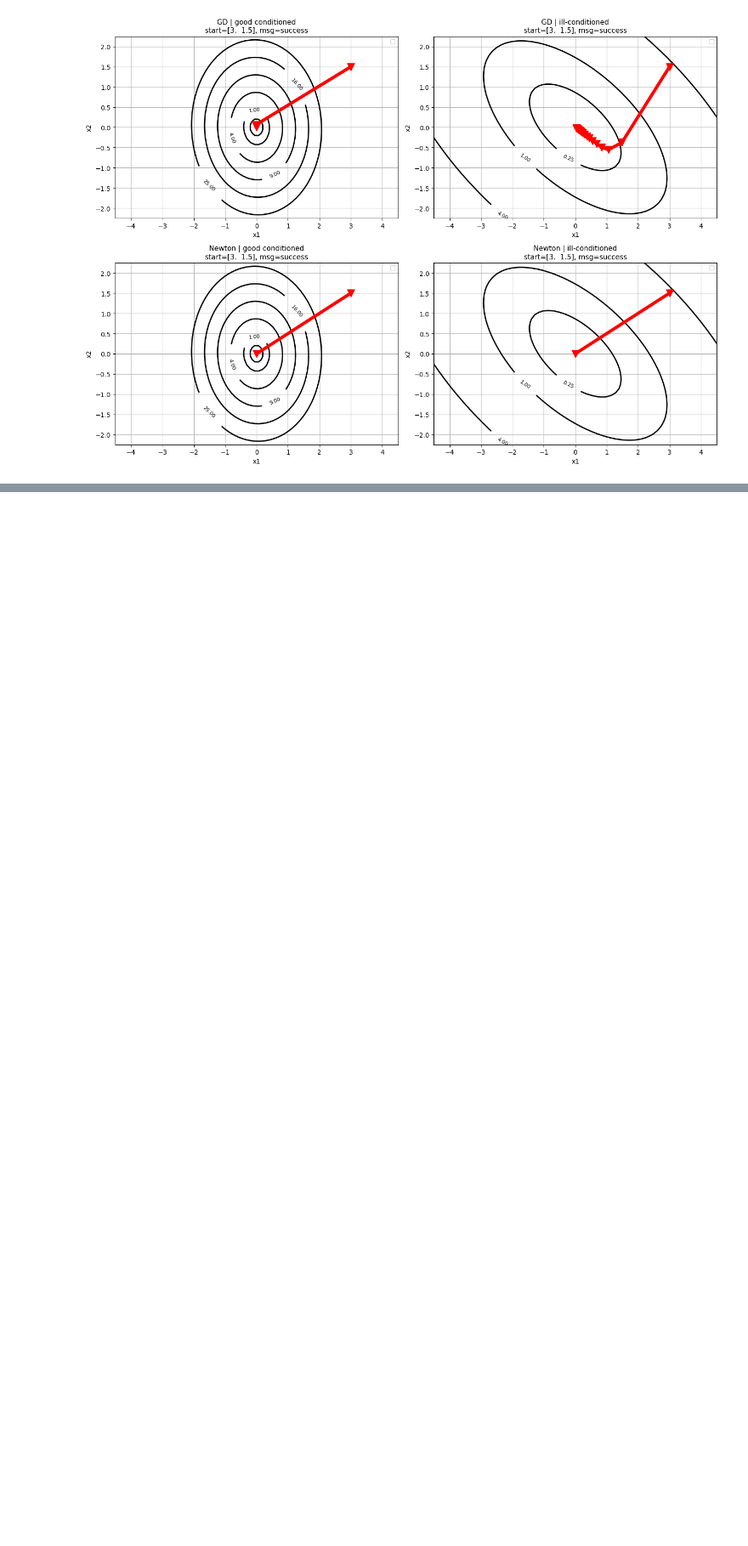
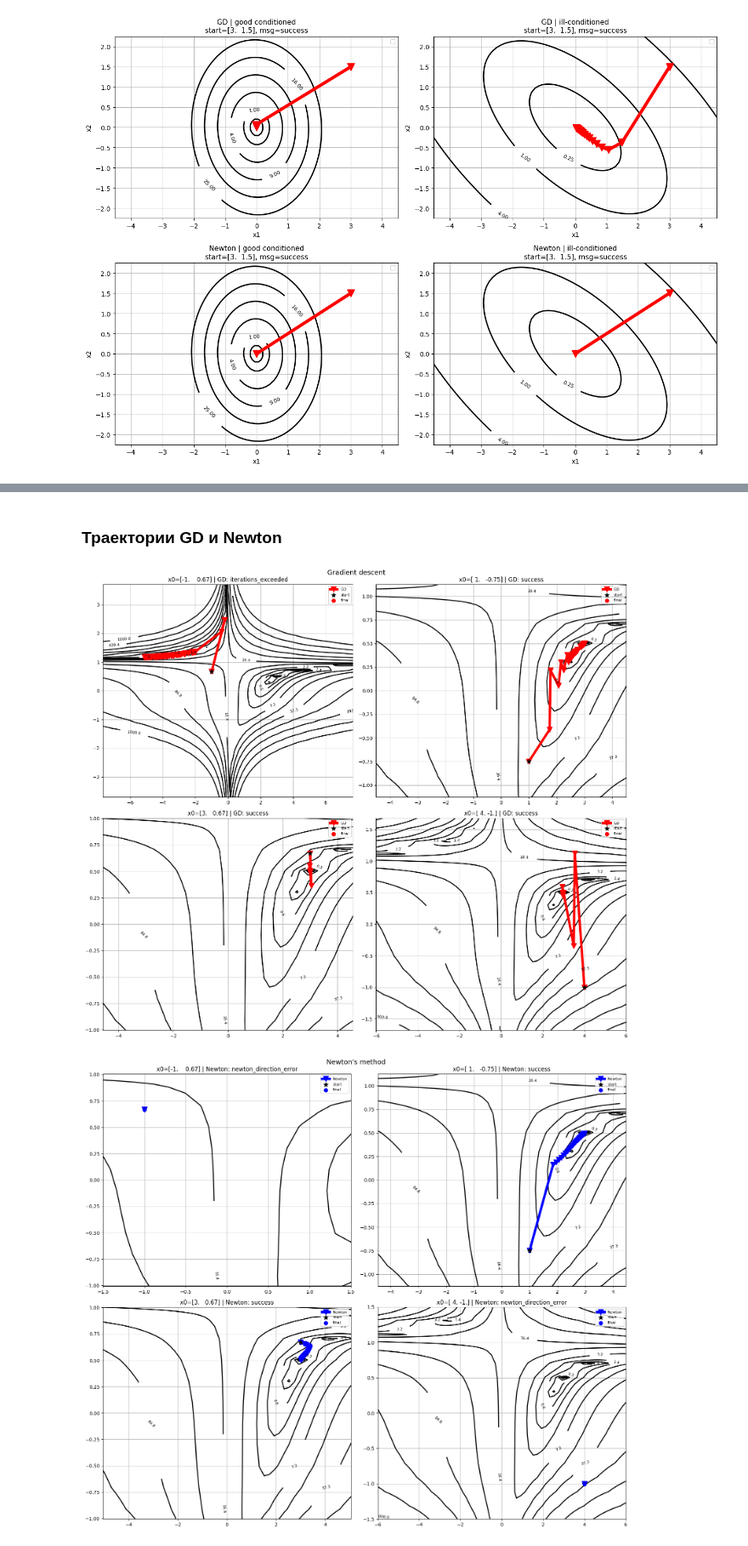
Before and after one commit to crustaceano/ExistanseOfNonExistentSubject, a Jupyter notebook: tasks/task_3_2.ipynb, the cells around one changed output, grey strips where cells are left out. Shown at 85% size. Drawn from its saved outputs; the diff is of its cells as text; code cells hidden in the pictures; blank space fills up the shorter version.

```diff
--- a/tasks/task_3_2.ipynb
+++ b/tasks/task_3_2.ipynb
@@ -108,0 +96,53 @@ def classify_point(x_fin, msg, oracle, r_tol=0.25):
+# %% [markdown]
+### Траектории GD и Newton
+# %%
+import matplotlib.pyplot as plt
+import numpy as np
+
+starts = [
+    np.array([-1, 0.67]),
+    np.array([1, -0.75]),
+    np.array([3.0, 0.67]),
+    np.array([4.0, -1.0]),
+]
+
+xrange, yrange = [-10, 10], [-10, 10]
+lvls = np.geomspace(1e-2, 1e3, 15)
+
+def draw_panel(ax, x0, hist, msg, x_end, color, method_name):
+    plt.sca(ax)
+    plot_levels(oracle.func, xrange=xrange, yrange=yrange, levels=lvls)
+    if hist is not None and hist.get('x'):
+        plot_trajectory(oracle.func, hist['x'], fit_axis=True, color=color, label=method_name)
+    ax.scatter([x0[0]], [x0[1]], c='k', marker='*', s=100, zorder=5, label='start')
+    ax.scatter([x_end[0]], [x_end[1]], c=color, marker='o', s=60, zorder=5, label='final')
+    ax.set_title(f"x0={x0} | {method_name}: {msg}")
+    ax.legend(loc='best', fontsize=8)
+    ax.set_aspect('auto')
+
+fig_gd, axes_gd = plt.subplots(2, 2, figsize=(16, 14))
+axes_gd = axes_gd.ravel()
+for ax, x0 in zip(axes_gd, starts):
+    x_gd, msg_gd, hist_gd = gradient_descent(
+        oracle, x0, trace=True, max_iter=5000, tolerance=1e-9,
+        line_search_options={'method': 'Wolfe', 'c1': 1e-4, 'c2': 0.9},
+    )
+    draw_panel(ax, x0, hist_gd, msg_gd, x_gd, 'red', 'GD')
+fig_gd.suptitle('Gradient descent', fontsize=14)
+plt.tight_layout()
+plt.show()
+
+fig_nt, axes_nt = plt.subplots(2, 2, figsize=(16, 14))
+axes_nt = axes_nt.ravel()
+for ax, x0 in zip(axes_nt, starts):
+    x_nt, msg_nt, hist_nt = newton(
+        oracle, x0, trace=True, max_iter=200, tolerance=1e-9,
+        line_search_options={'method': 'Armijo', 'alpha_0': 0.2, 'c1': 1e-4},
+    )
+    draw_panel(ax, x0, hist_nt, msg_nt, x_nt, 'blue', 'Newton')
+fig_nt.suptitle("Newton's method", fontsize=14)
+plt.tight_layout()
+plt.show()
+# %% [output]
+[figure, added]
+[figure, added]
```
Also changed, not shown: parts of 8 cells of this notebook.
